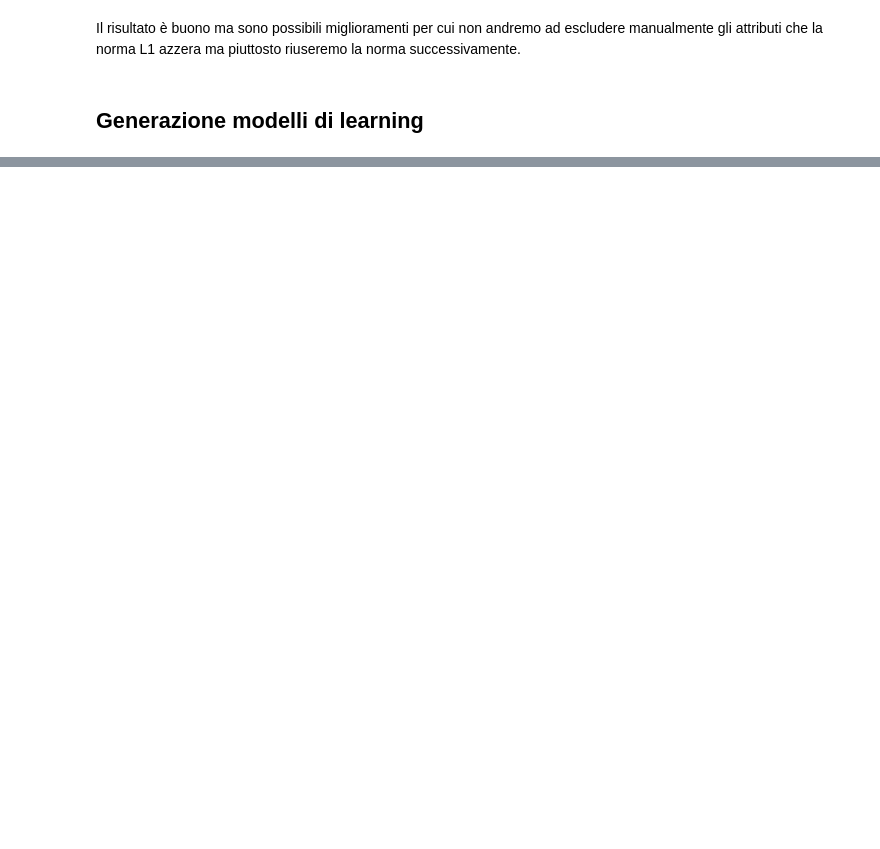
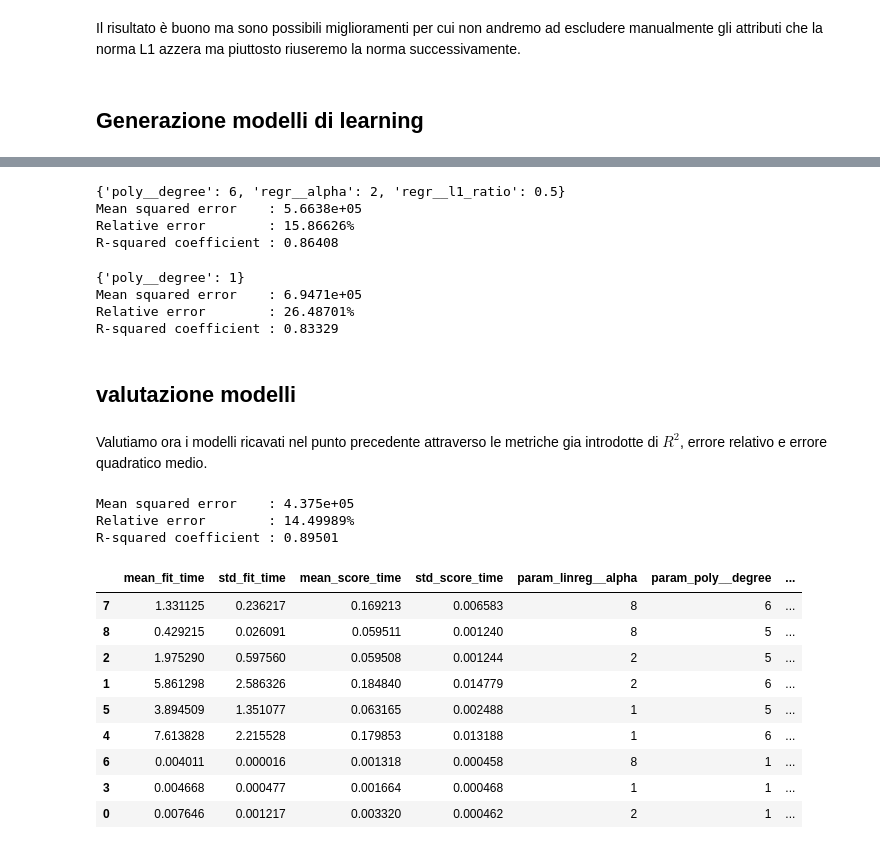
Before and after one commit to ThereAlTeo/PolynomialRegression, a Jupyter notebook: relazione/Untitled.ipynb, the cells around one changed output, grey strips where cells are left out. Saved outputs shown, nothing was run; the diff lists cells and outputs as text; code cells hidden in the pictures; blank space fills up the shorter version.

Commit message:
relazione punto 3

```diff
--- a/relazione/Untitled.ipynb
+++ b/relazione/Untitled.ipynb
@@ -194,0 +219,7 @@ Il risultato è buono ma sono possibili miglioramenti per cui non andremo ad esc
+# %%
+from sklearn.linear_model import Ridge
+
+def elaborationWithRidge():
+    return Pipeline([("poly", PolynomialFeatures(include_bias=False)),
+                    ("scale",  StandardScaler()),   # <- aggiunto
+                    ("linreg", Ridge())])
@@ -194,0 +240,11 @@ Il risultato è buono ma sono possibili miglioramenti per cui non andremo ad esc
+# %%
+from sklearn.model_selection import GridSearchCV
+
+parRidge = {
+    "poly__degree": [1,6,8],
+    "linreg__alpha":  [1,2,6]
+}
+model = elaborationWithRidge()
+ridgeGridSearch = GridSearchCV(model, param_grid=parRidge)
+ridgeGridSearch.fit(XTrain, YTrain)
+print(ridgeGridSearch.best_params_)
@@ -194,0 +253,9 @@ Il risultato è buono ma sono possibili miglioramenti per cui non andremo ad esc
+# %%
+parLasso = {
+    "poly__degree": [1,6,5],
+    "linreg__alpha":  [1,2,8]
+}
+LassoModel = elaborationWithLasso()
+lassoGridSearch = GridSearchCV(LassoModel, param_grid=parLasso)
+lassoGridSearch.fit(XTrain, YTrain)
+print(lassoGridSearch.best_params_)
@@ -194,0 +267,52 @@ Il risultato è buono ma sono possibili miglioramenti per cui non andremo ad esc
+# %%
+parNet = {
+    "poly__degree": [1,2,6],
+    "regr__alpha": [1,2,8],
+    "regr__l1_ratio": [0.1, 0.5, 1.0]
+}
+NETmodel = elaborationWithElasticNet()
+gs = GridSearchCV(NETmodel, param_grid=parNet)
+gs.fit(XTrain, YTrain)
+print(gs.best_params_)
+# %% [output]
+{'poly__degree': 6, 'regr__alpha': 2, 'regr__l1_ratio': 0.5}
+Mean squared error    : 5.6638e+05
+Relative error        : 15.86626%
+R-squared coefficient : 0.86408
+# %%
+parNR = {
+   "poly__degree": [1,2,6],
+}
+NRmodel = elaborationWithoutRestrain()
+NRGridSearch = GridSearchCV(NRmodel, param_grid=parNR)
+NRGridSearch.fit(XTrain, YTrain)
+print(NRGridSearch.best_params_)
+# %% [output]
+{'poly__degree': 1}
+Mean squared error    : 6.9471e+05
+Relative error        : 26.48701%
+R-squared coefficient : 0.83329
+# %% [markdown]
+## valutazione modelli
+# %% [markdown]
+Valutiamo ora i modelli ricavati nel punto precedente attraverso le metriche gia introdotte di $R^2$, errore relativo e errore quadratico medio.
+# %%
+def EvalutationTable(results):
+    return pd.DataFrame(results.cv_results_).sort_values("mean_test_score", ascending=False)
+# %%
+printEvalutation(XVal, YVal, lassoGridSearch)
+EvalutationTable(lassoGridSearch)
+# %% [output]
+Mean squared error    : 4.375e+05
+Relative error        : 14.49989%
+R-squared coefficient : 0.89501
+|  | mean_fit_time | std_fit_time | mean_score_time | std_score_time | param_linreg__alpha | param_poly__degree | ... |
+| 7 | 1.331125 | 0.236217 | 0.169213 | 0.006583 | 8 | 6 | ... |
+| 8 | 0.429215 | 0.026091 | 0.059511 | 0.001240 | 8 | 5 | ... |
+| 2 | 1.975290 | 0.597560 | 0.059508 | 0.001244 | 2 | 5 | ... |
+| 1 | 5.861298 | 2.586326 | 0.184840 | 0.014779 | 2 | 6 | ... |
+| 5 | 3.894509 | 1.351077 | 0.063165 | 0.002488 | 1 | 5 | ... |
+| 4 | 7.613828 | 2.215528 | 0.179853 | 0.013188 | 1 | 6 | ... |
+| 6 | 0.004011 | 0.000016 | 0.001318 | 0.000458 | 8 | 1 | ... |
+| 3 | 0.004668 | 0.000477 | 0.001664 | 0.000468 | 1 | 1 | ... |
+| 0 | 0.007646 | 0.001217 | 0.003320 | 0.000462 | 2 | 1 | ... |
```
Also changed, not shown: parts of 19 cells of this notebook.
